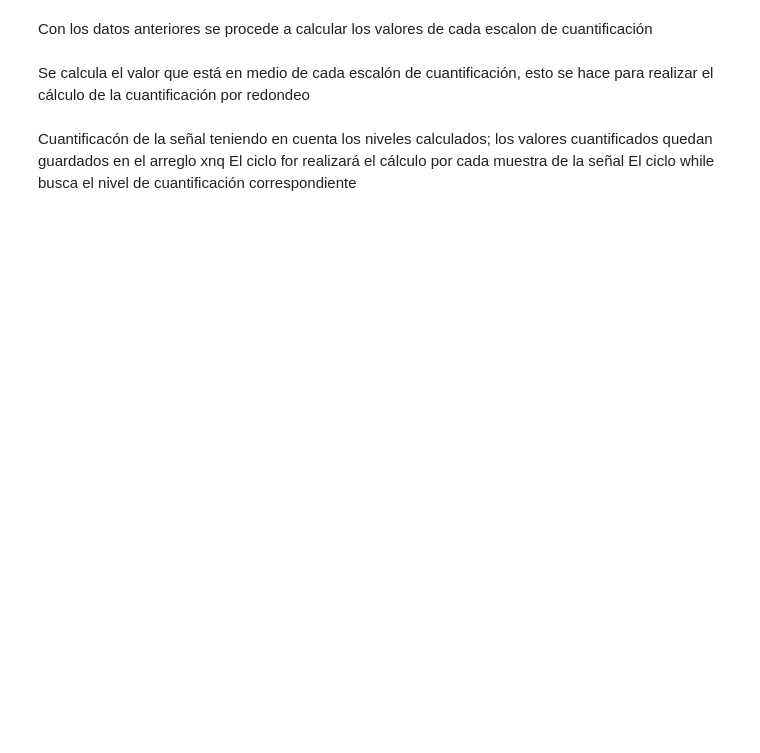
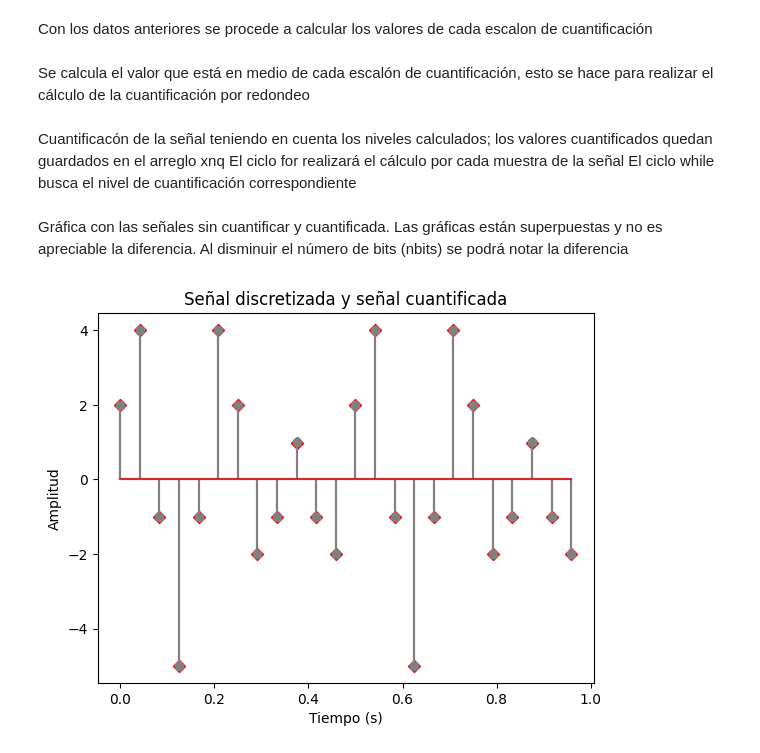
Before and after one commit to nelsonfvt/CyM_PDS, a Jupyter notebook: Teoría/1.Digitalizacion de señales/Ejemplo3.ipynb, the cells around one changed output. Cells and saved outputs as stored; diff of their text form; code cells hidden in the pictures; blank space fills up the shorter version.

```diff
--- a/Teoría/1.Digitalizacion de señales/Ejemplo3.ipynb
+++ b/Teoría/1.Digitalizacion de señales/Ejemplo3.ipynb
@@ -23,11 +23,11 @@ Discretización de la señal análoga. En rojo la señal análoga, en azul las m
 # %%
 Ts = 1.0/24.0
 Fs = 1.0/Ts
-nT = np.arange(0.0,1.0,Ts)
-xnT = 2*np.cos(2*np.pi*f1*nT) + 3*np.sin(2*np.pi*f2*nT)
+nTs = np.arange(0.0,1.0,Ts)
+xnTs = 2*np.cos(2*np.pi*f1*nTs) + 3*np.sin(2*np.pi*f2*nTs)
 plt.figure(2)
 plt.plot(t, xt, color = 'red')
-plt.stem(nT,xnT)
+plt.stem(nTs,xnTs)
 plt.title("Discretización de señal análoga")
 plt.xlabel("Tiempo (s)")
 plt.ylabel("Amplitud")
@@ -60,3 +58,23 @@ nivem = nive + (delta/2.0)
 Cuantificacón de la señal teniendo en cuenta los niveles calculados; los valores cuantificados quedan guardados en el arreglo xnq
 El ciclo for realizará el cálculo  por cada muestra de la señal
 El ciclo while busca el nivel de cuantificación correspondiente
+# %%
+N = len(nTs)
+xnq = np.zeros(N)
+for i in range(0,N):
+    j = 0
+    while xnTs[i] > nivem[j]:
+        j = j+1
+    xnq[i] = nive[j]
+# %% [markdown]
+Gráfica con las señales sin cuantificar y cuantificada. Las gráficas están superpuestas y no es apreciable la diferencia. Al disminuir el número de bits (nbits) se podrá notar la diferencia
+# %%
+plt.figure(3)
+plt.stem(nTs,xnq,linefmt='red',markerfmt='D') #senal cuantificada
+plt.stem(nTs,xnTs,linefmt='grey') #señal discretizada sin cuantificar
+plt.title("Señal discretizada y señal cuantificada")
+plt.xlabel("Tiempo (s)")
+plt.ylabel("Amplitud")
+plt.show()
+# %% [output]
+[figure, added]
```
Also changed, not shown: parts of 5 cells of this notebook, 1 other file.
